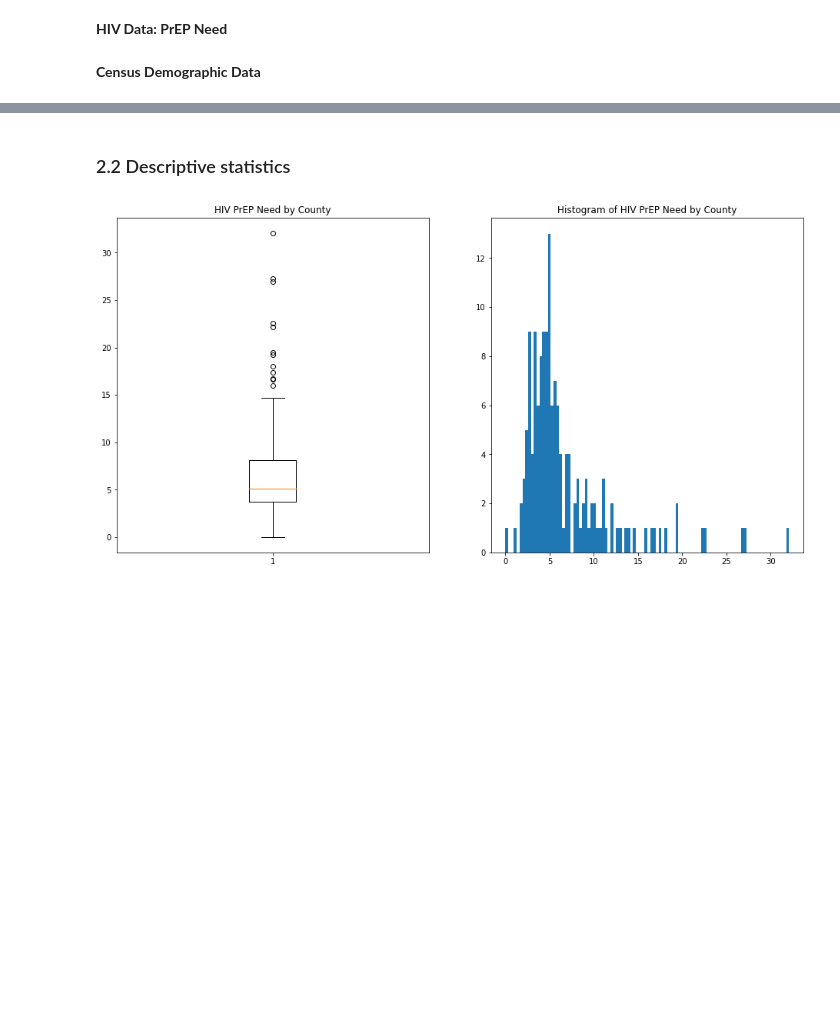
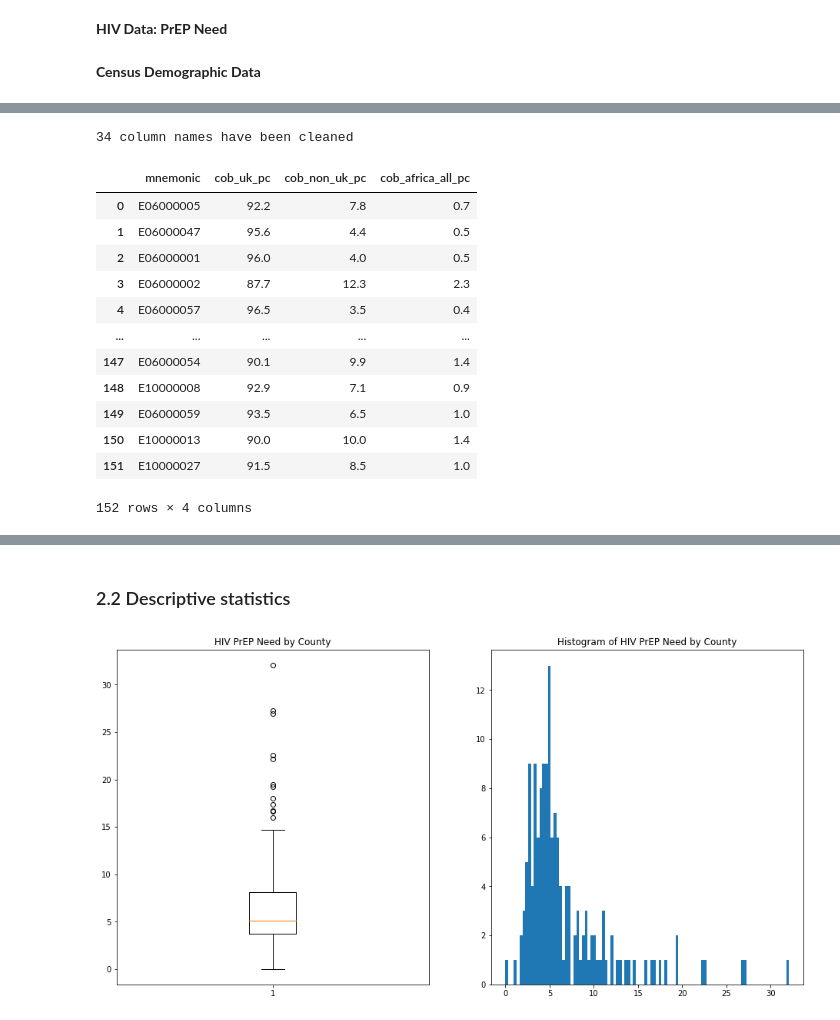
Before and after one commit to joepost/CASA0007_MajorAssessment, a Jupyter notebook: python_notebook.ipynb, the cells around one changed output, grey strips where cells are left out. Cells and saved outputs as stored; diff of their text form; code cells hidden in the pictures; blank space fills up the shorter version.

```diff
--- a/python_notebook.ipynb
+++ b/python_notebook.ipynb
@@ -127,0 +163,35 @@ cob = clean_columns(cob)
+# %%
+# (i) COUNTRY OF BIRTH
+
+cob = clean_columns(pd.read_csv('data/Census by county/census-2021-clean/cob-detailed.csv',
+                                nrows = 152)  # read only the 152 English LAs; leave out footer text
+                   )
+
+# Clean columns
+# cob.dtypes
+
+cob["cob_non_uk_pc"] = 100 - cob["%"]
+cob["cob_africa_all"] = cob.africa_north_africa + cob.africa_central_and_western_africa + cob.africa_south_and_eastern_africa + cob.africa_africa_not_otherwise_specified
+cob["cob_africa_all_pc"] = cob["%_2"] + cob["%_3"] + cob["%_4"] + cob["%_5"]
+
+cob.rename(columns = {"%":"cob_uk_pc"}, inplace = True)
+
+# Select desired columns
+cob = cob[["mnemonic", "cob_uk_pc", "cob_non_uk_pc", "cob_africa_all_pc"]]
+
+cob
+# %% [output]
+34 column names have been cleaned
+|  | mnemonic | cob_uk_pc | cob_non_uk_pc | cob_africa_all_pc |
+| 0 | E06000005 | 92.2 | 7.8 | 0.7 |
+| 1 | E06000047 | 95.6 | 4.4 | 0.5 |
+| 2 | E06000001 | 96.0 | 4.0 | 0.5 |
+| 3 | E06000002 | 87.7 | 12.3 | 2.3 |
+| 4 | E06000057 | 96.5 | 3.5 | 0.4 |
+| ... | ... | ... | ... | ... |
+| 147 | E06000054 | 90.1 | 9.9 | 1.4 |
+| 148 | E10000008 | 92.9 | 7.1 | 0.9 |
+| 149 | E06000059 | 93.5 | 6.5 | 1.0 |
+| 150 | E10000013 | 90.0 | 10.0 | 1.4 |
+| 151 | E10000027 | 91.5 | 8.5 | 1.0 |
+152 rows × 4 columns
```
Also changed, not shown: parts of 22 cells of this notebook, 1 other file.
